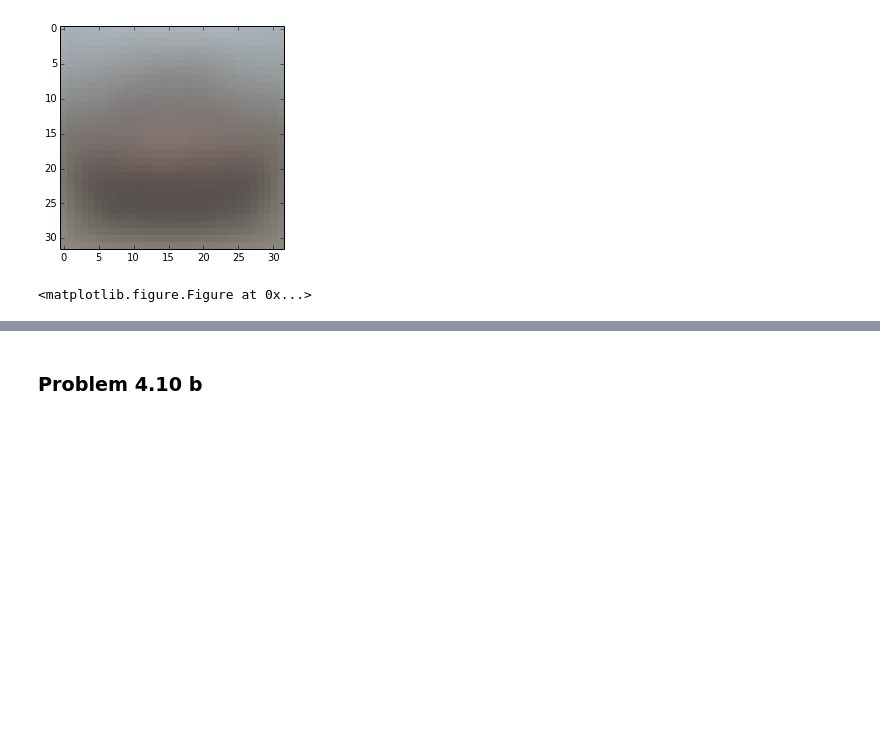
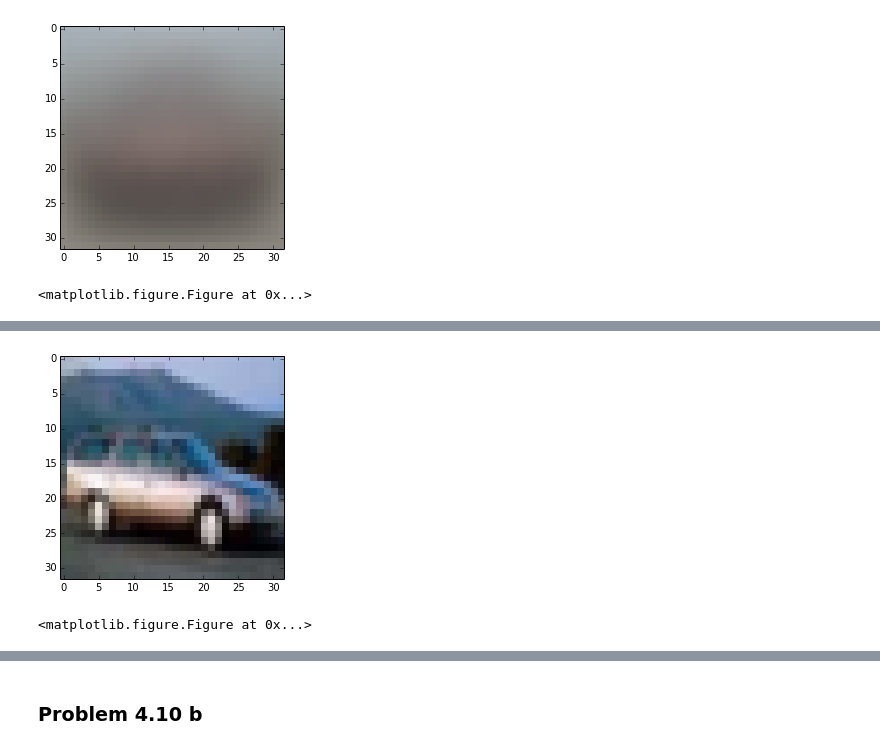
Before and after one commit to roshanjrajan/CS498-AML, a Jupyter notebook: hw3/CS_498_AML_HW3.ipynb, the cells around one changed output, grey strips where cells are left out. Cells and saved outputs as stored; diff of their text form; code cells hidden in the pictures; blank space fills up the shorter version.

```diff
--- a/hw3/CS_498_AML_HW3.ipynb
+++ b/hw3/CS_498_AML_HW3.ipynb
@@ -166,0 +141,5 @@ for i in range(0, 10):
+# %%
+printImg(all_data_lbls[1][0].astype('uint8'))
+# %% [output]
+[figure, added]
+<matplotlib.figure.Figure at 0x...>
```
Also changed, not shown: parts of 6 cells of this notebook.
